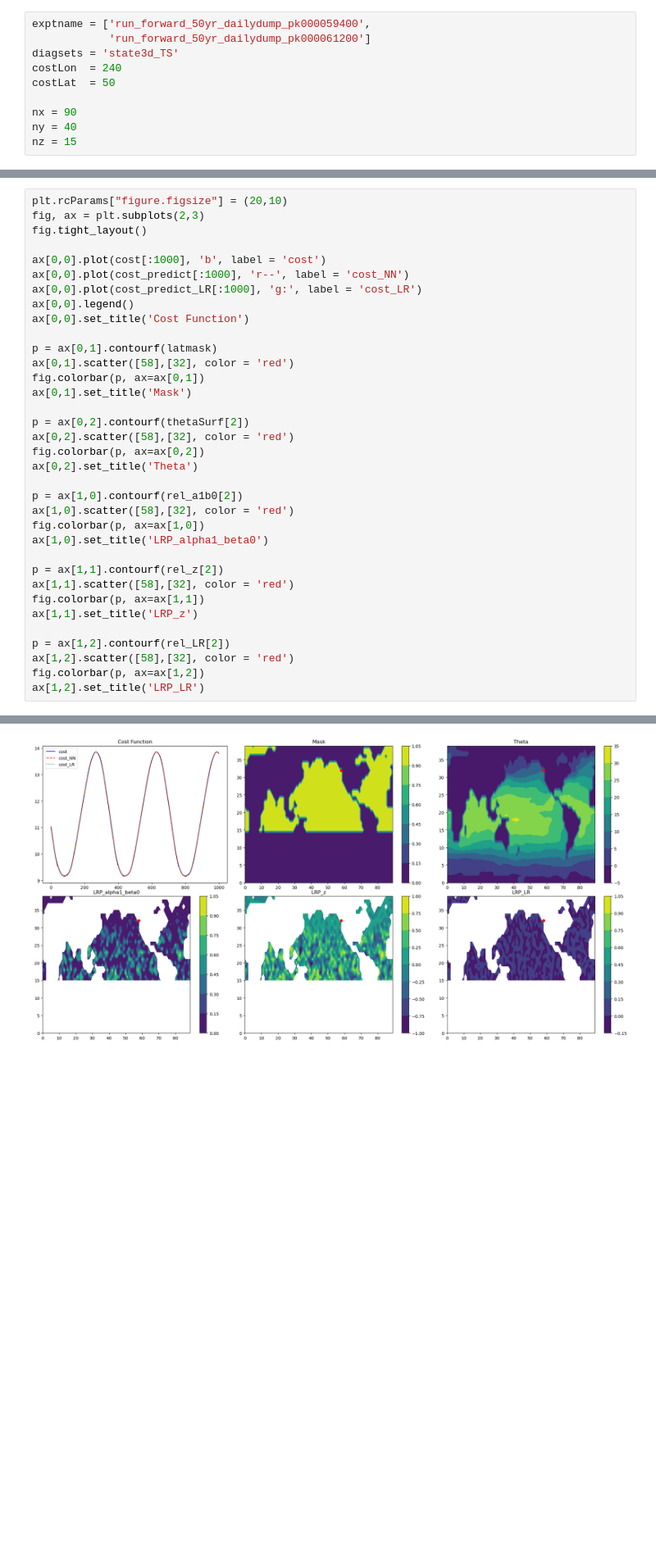
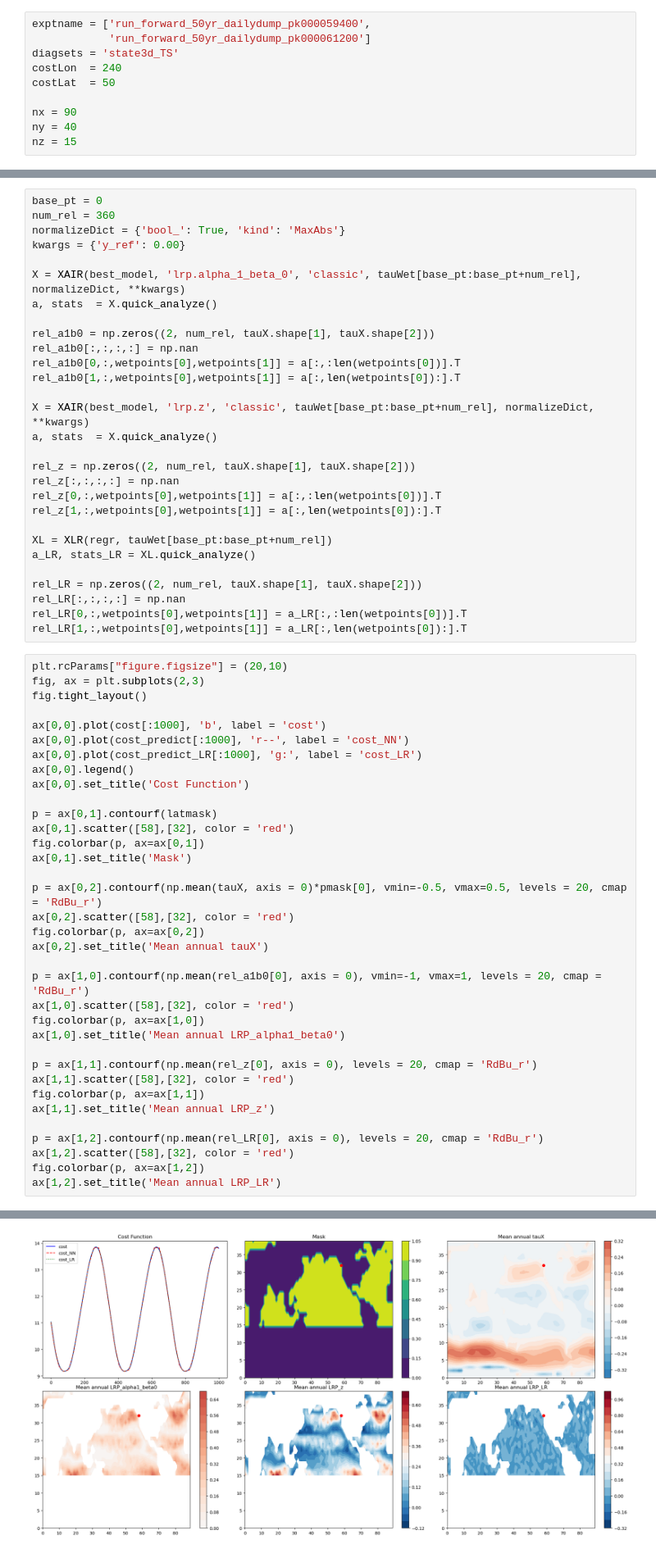
Before and after one commit to Shreyas911/XAIRT, a Jupyter notebook: examples/global_oce_latlon_4x4.ipynb, the cells around one changed output, grey strips where cells are left out. Shown at 82% size. Saved outputs shown, nothing was run; the diff lists cells and outputs as text; blank space fills up the shorter version.

```diff
--- a/examples/global_oce_latlon_4x4.ipynb
+++ b/examples/global_oce_latlon_4x4.ipynb
@@ -204,3 +417,32 @@ rel_LR[:,wetpoints[0],wetpoints[1]] = a_LR
+# %%
+base_pt = 0
+num_rel = 360
+normalizeDict = {'bool_': True, 'kind': 'MaxAbs'}
+kwargs = {'y_ref': 0.00}
+
+X = XAIR(best_model, 'lrp.alpha_1_beta_0', 'classic', tauWet[base_pt:base_pt+num_rel], normalizeDict, **kwargs)
+a, stats  = X.quick_analyze()
+
+rel_a1b0 = np.zeros((2, num_rel, tauX.shape[1], tauX.shape[2]))
+rel_a1b0[:,:,:,:] = np.nan
+rel_a1b0[0,:,wetpoints[0],wetpoints[1]] = a[:,:len(wetpoints[0])].T
+rel_a1b0[1,:,wetpoints[0],wetpoints[1]] = a[:,len(wetpoints[0]):].T
+
+X = XAIR(best_model, 'lrp.z', 'classic', tauWet[base_pt:base_pt+num_rel], normalizeDict, **kwargs)
+a, stats  = X.quick_analyze()
+
+rel_z = np.zeros((2, num_rel, tauX.shape[1], tauX.shape[2]))
+rel_z[:,:,:,:] = np.nan
+rel_z[0,:,wetpoints[0],wetpoints[1]] = a[:,:len(wetpoints[0])].T
+rel_z[1,:,wetpoints[0],wetpoints[1]] = a[:,len(wetpoints[0]):].T
+
+XL = XLR(regr, tauWet[base_pt:base_pt+num_rel])
+a_LR, stats_LR = XL.quick_analyze()
+
+rel_LR = np.zeros((2, num_rel, tauX.shape[1], tauX.shape[2]))
+rel_LR[:,:,:,:] = np.nan
+rel_LR[0,:,wetpoints[0],wetpoints[1]] = a_LR[:,:len(wetpoints[0])].T
+rel_LR[1,:,wetpoints[0],wetpoints[1]] = a_LR[:,len(wetpoints[0]):].T
 # %%
 plt.rcParams["figure.figsize"] = (20,10)
 fig, ax = plt.subplots(2,3)
@@ -217,23 +459,23 @@ ax[0,1].scatter([58],[32], color = 'red')
 fig.colorbar(p, ax=ax[0,1])
 ax[0,1].set_title('Mask')
 
-p = ax[0,2].contourf(thetaSurf[2])
+p = ax[0,2].contourf(np.mean(tauX, axis = 0)*pmask[0], vmin=-0.5, vmax=0.5, levels = 20, cmap = 'RdBu_r')
 ax[0,2].scatter([58],[32], color = 'red')
 fig.colorbar(p, ax=ax[0,2])
-ax[0,2].set_title('Theta')
+ax[0,2].set_title('Mean annual tauX')
 
-p = ax[1,0].contourf(rel_a1b0[2])
+p = ax[1,0].contourf(np.mean(rel_a1b0[0], axis = 0), vmin=-1, vmax=1, levels = 20, cmap = 'RdBu_r')
 ax[1,0].scatter([58],[32], color = 'red')
 fig.colorbar(p, ax=ax[1,0])
-ax[1,0].set_title('LRP_alpha1_beta0')
+ax[1,0].set_title('Mean annual LRP_alpha1_beta0')
 
-p = ax[1,1].contourf(rel_z[2])
+p = ax[1,1].contourf(np.mean(rel_z[0], axis = 0), levels = 20, cmap = 'RdBu_r')
 ax[1,1].scatter([58],[32], color = 'red')
 fig.colorbar(p, ax=ax[1,1])
-ax[1,1].set_title('LRP_z')
+ax[1,1].set_title('Mean annual LRP_z')
 
-p = ax[1,2].contourf(rel_LR[2])
+p = ax[1,2].contourf(np.mean(rel_LR[0], axis = 0), levels = 20, cmap = 'RdBu_r')
 ax[1,2].scatter([58],[32], color = 'red')
 fig.colorbar(p, ax=ax[1,2])
-ax[1,2].set_title('LRP_LR')
+ax[1,2].set_title('Mean annual LRP_LR')
 # %% [output]
@@ -241 +483 @@ Text(0.5, 1.0, 'LRP_LR')
-[figure, old version]
+[figure, new version]
```
Also changed, not shown: parts of 21 cells of this notebook, 1 other file.
